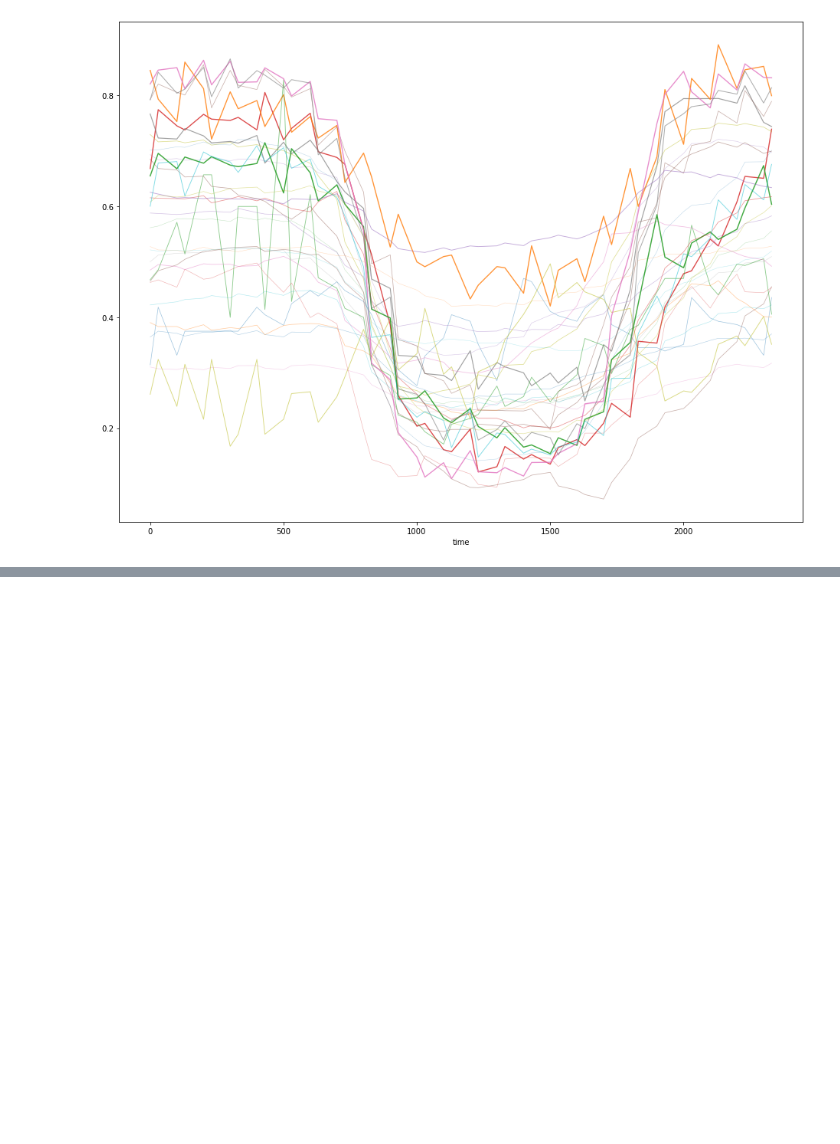
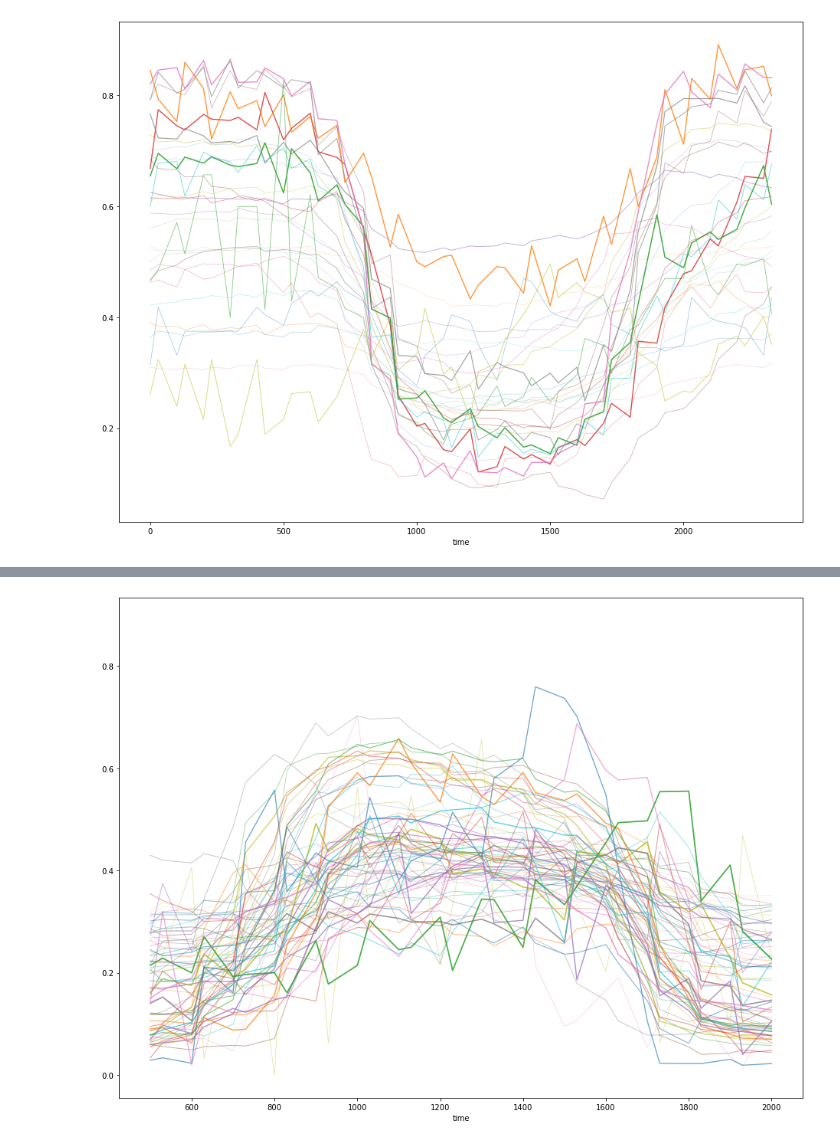
Before and after one commit to charles-v-phillips/citibike, a Jupyter notebook: jung/data/stationavailability/stationavailabilityEDA.ipynb, the cells around one changed output, grey strips where cells are left out. Saved outputs shown, nothing was run; the diff lists cells and outputs as text; code cells hidden in the pictures; blank space fills up the shorter version.

```diff
--- a/jung/data/stationavailability/stationavailabilityEDA.ipynb
+++ b/jung/data/stationavailability/stationavailabilityEDA.ipynb
@@ -187,0 +210,13 @@ for _ in range(30):
+# %%
+kmeans = KMeans(n_clusters=7, random_state=0).fit(X)
+cluster = kmeans.labels_
+# %%
+qsu['label'] = cluster
+label1 = qsu[qsu['label'] == 6]
+for _ in range(len(label1)):
+    row = label1.iloc[_][2:-2]
+    row.plot(figsize = (16, 12),
+             alpha = label1.iloc[_]['tot_docks']/80,
+             linewidth = label1.iloc[_]['tot_docks']/40)
+# %% [output]
+[figure, added]
```
Also changed, not shown: parts of 7 cells of this notebook, 10 other files.
